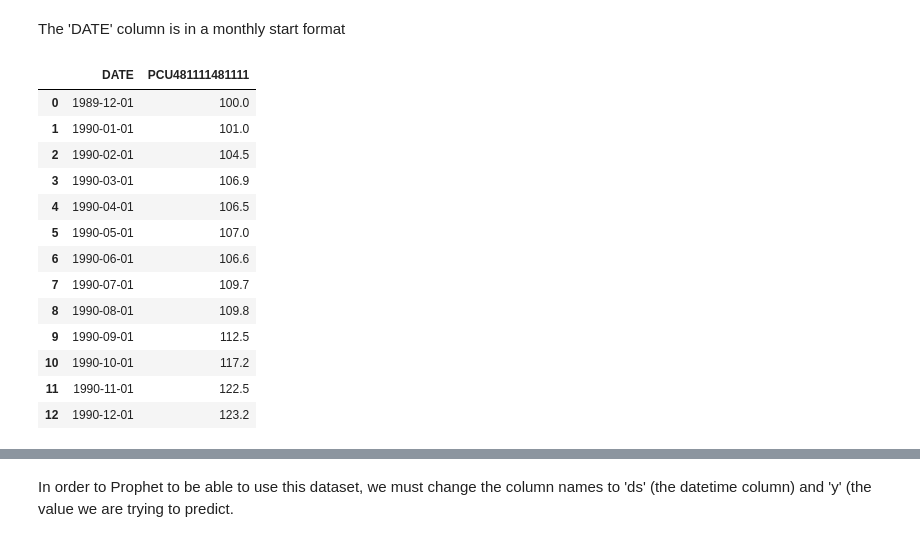
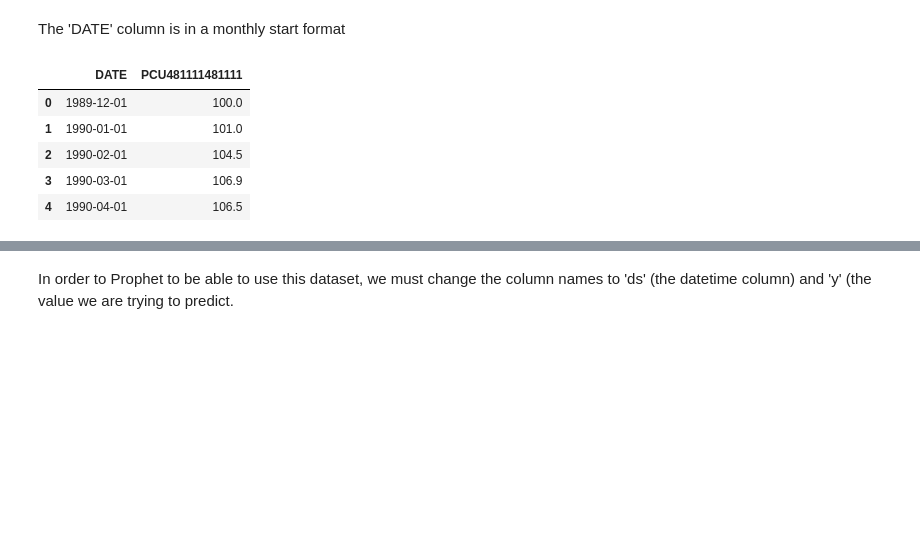
Before and after one commit to Lewis34cs/fb_prophet_blog_notebook, a Jupyter notebook: blog_prophet_notebook.ipynb, the cells around one changed output, grey strips where cells are left out. Cells and saved outputs as stored; diff of their text form; code cells hidden in the pictures; blank space fills up the shorter version.

```diff
--- a/blog_prophet_notebook.ipynb
+++ b/blog_prophet_notebook.ipynb
@@ -19,23 +21,15 @@ Link to the original dataset can be found [`here`](https://fred.stlouisfed.org/s
 You can also view and download the csv file on my [`Github page`](https://github.com/Lewis34cs/fb_prophet_blog_notebook)
 # %%
 # Loading in dataset
-df = pd.read_csv('/content/drive/MyDrive/gdrive/datasets/air_passenger.csv')
+df = pd.read_csv('/content/drive/MyDrive/gdrive/datasets/air_passenger_clean.csv')
 # %% [markdown]
 The 'DATE' column is in a monthly start format
 # %%
-df.head(13)
+df.head(5)
 # %% [output]
 |  | DATE | PCU481111481111 |
 | 0 | 1989-12-01 | 100.0 |
 | 1 | 1990-01-01 | 101.0 |
 | 2 | 1990-02-01 | 104.5 |
 | 3 | 1990-03-01 | 106.9 |
 | 4 | 1990-04-01 | 106.5 |
-| 5 | 1990-05-01 | 107.0 |
-| 6 | 1990-06-01 | 106.6 |
-| 7 | 1990-07-01 | 109.7 |
-| 8 | 1990-08-01 | 109.8 |
-| 9 | 1990-09-01 | 112.5 |
-| 10 | 1990-10-01 | 117.2 |
-| 11 | 1990-11-01 | 122.5 |
-| 12 | 1990-12-01 | 123.2 |
```
Also changed, not shown: parts of 33 cells of this notebook.
